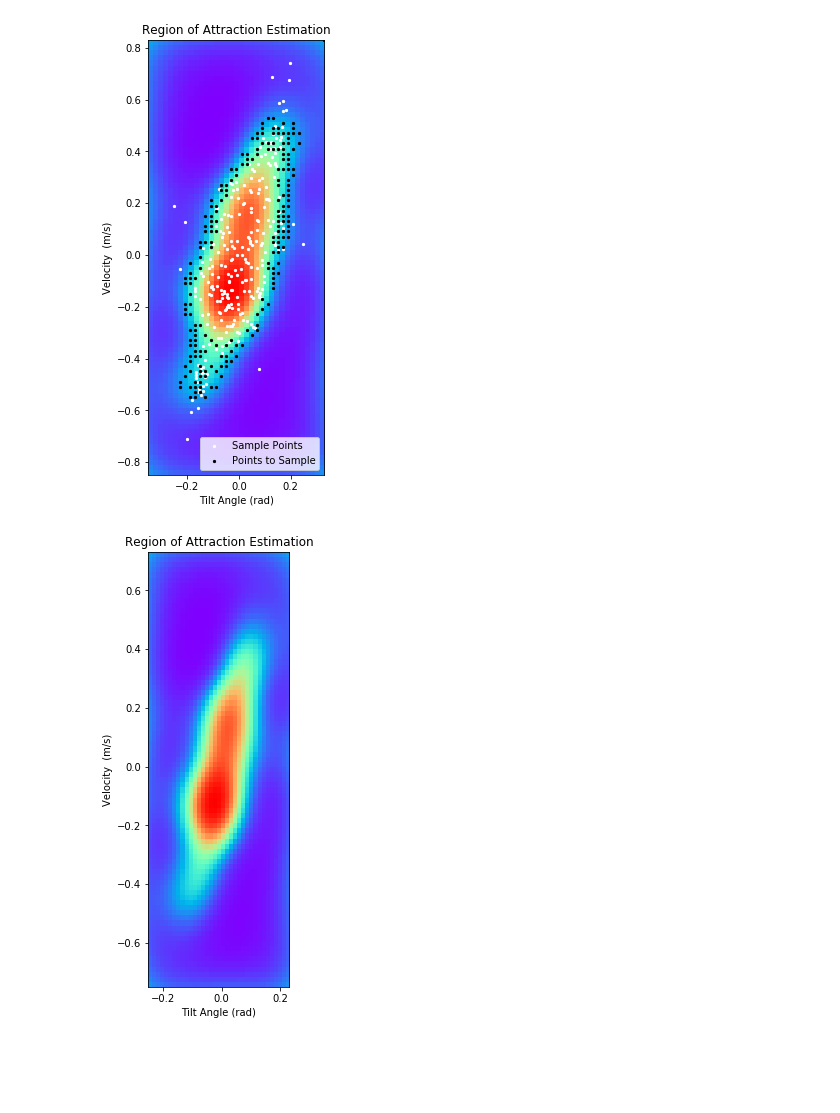
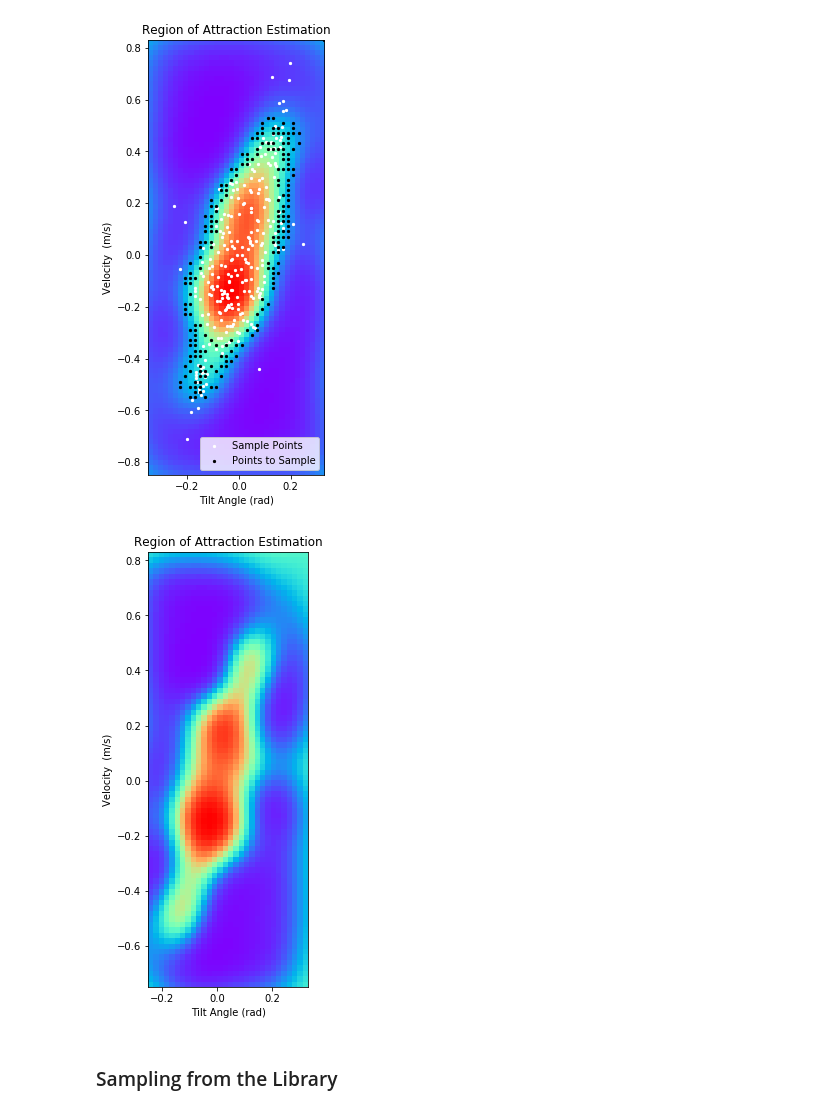
Before and after one commit to EthanJamesLew/TWIP-Sim, a Jupyter notebook: docs/twip_modeling.ipynb, the cells around one changed output. Drawn from its saved outputs; the diff is of its cells as text; code cells hidden in the pictures; blank space fills up the shorter version.

Commit message:
add stability library method

```diff
--- a/docs/twip_modeling.ipynb
+++ b/docs/twip_modeling.ipynb
@@ -210,7 +210,7 @@ plt.show()
 Ynew = np.zeros(new_pts.shape[0], dtype=np.bool)
 for i in tqdm(range(new_pts.shape[0])):
     x = new_pts[i, :]
-    Y[i] = is_stable(rbt, [0, 0, x[0], x[1], 0, 0])
+    Ynew[i] = is_stable(rbt, [0, 0, x[0], x[1], 0, 0])
 # %%
 Xnn = np.vstack((Xn, new_pts))
 Ynn = np.hstack((Y, Ynew))
@@ -227,10 +227,12 @@ Z = gpc.predict_proba(pts)
 # %%
 Z = Z.reshape((*xx.shape, 2))
 plt.figure(figsize=(12,8))
-plt.imshow(Z[:, :, 1], extent=(x_min+.1, x_max-.1, y_min+.1, y_max-.1), origin="lower", cmap='rainbow')
+plt.imshow(Z[:, :, 1], extent=(x_min, x_max, y_min, y_max), origin="lower", cmap='rainbow')
 plt.title("Region of Attraction Estimation")
 plt.xlabel("Tilt Angle (rad)")
 plt.ylabel("Velocity  (m/s)")
 plt.show()
 # %% [output]
-[figure, old version]
+[figure, new version]
+# %% [markdown]
+### Sampling from the Library
```
Also changed, not shown: parts of 3 cells of this notebook, 1 other file.
